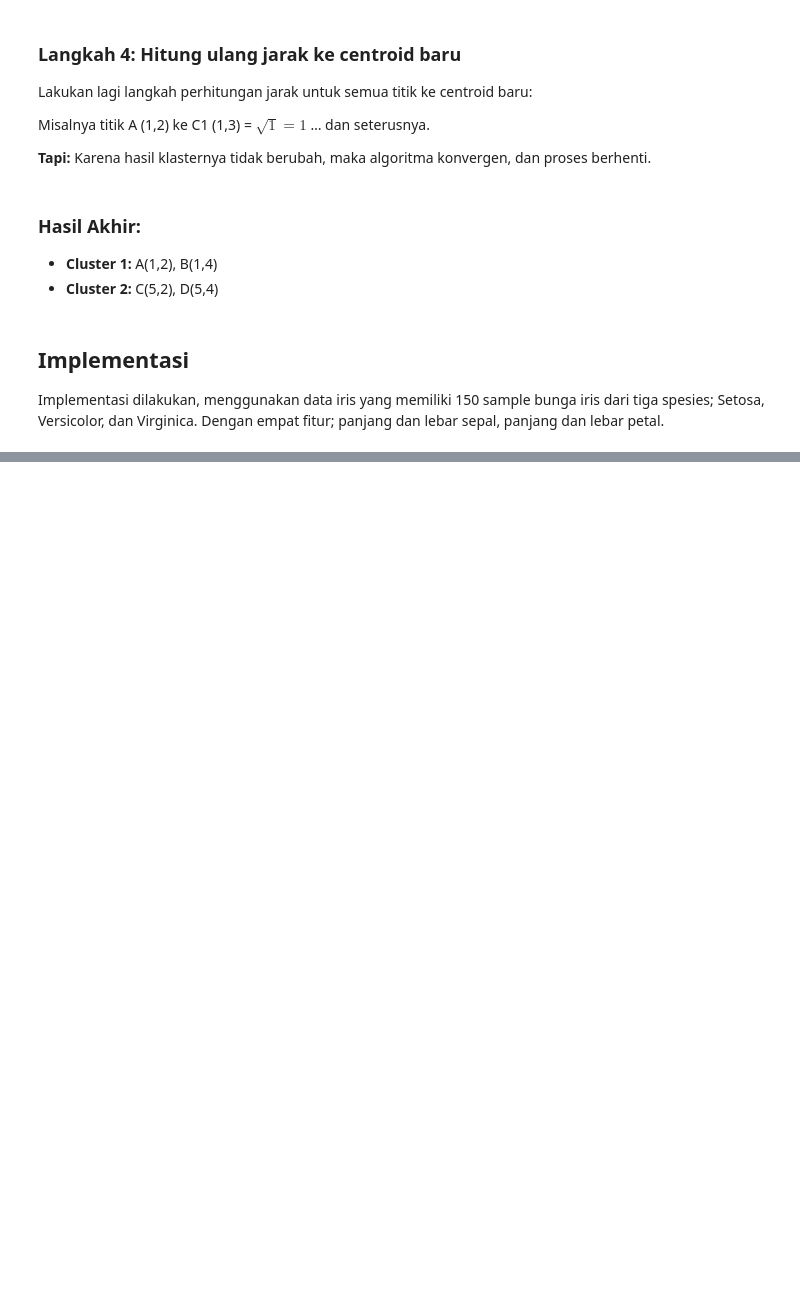
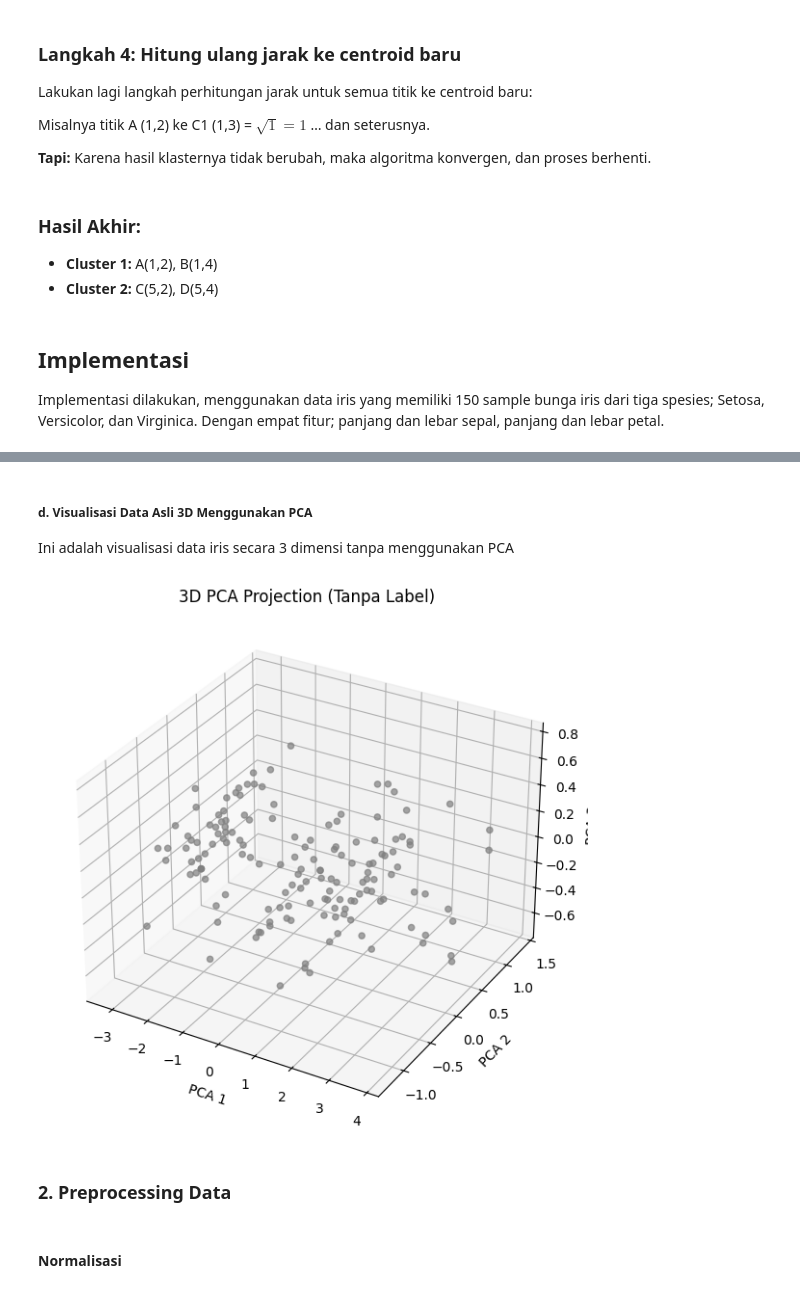
Before and after one commit to Pras7804/pendata, a Jupyter notebook: _sources/Kmeans.ipynb, the cells around one changed output, grey strips where cells are left out. Cells and saved outputs as stored; diff of their text form; code cells hidden in the pictures; blank space fills up the shorter version.

```diff
--- a/_sources/Kmeans.ipynb
+++ b/_sources/Kmeans.ipynb
@@ -479,0 +394,31 @@ plt.show()
+# %% [markdown]
+##### **d. Visualisasi Data Asli 3D Menggunakan PCA**
+
+Ini adalah visualisasi data iris secara 3 dimensi tanpa menggunakan PCA
+# %%
+# PCA 3 Komponen
+pca_3d = PCA(n_components=3)
+X_pca_3d = pca_3d.fit_transform(df_combined.drop(columns=['id', 'class']))
+
+fig = plt.figure(figsize=(10, 7))
+ax = fig.add_subplot(111, projection='3d')
+
+ax.scatter(
+    X_pca_3d[:, 0],
+    X_pca_3d[:, 1],
+    X_pca_3d[:, 2],
+    color='gray', alpha=0.7
+)
+
+ax.set_xlabel('PCA 1')
+ax.set_ylabel('PCA 2')
+ax.set_zlabel('PCA 3')
+ax.set_title('3D PCA Projection (Tanpa Label)')
+
+plt.show()
+# %% [output]
+[figure, added]
+# %% [markdown]
+### **2. Preprocessing Data**
+# %% [markdown]
+#### **Normalisasi**
```
Also changed, not shown: parts of 88 cells of this notebook, 12 other files.
